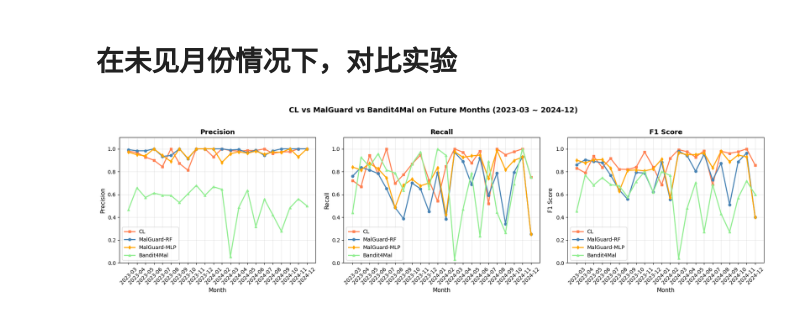
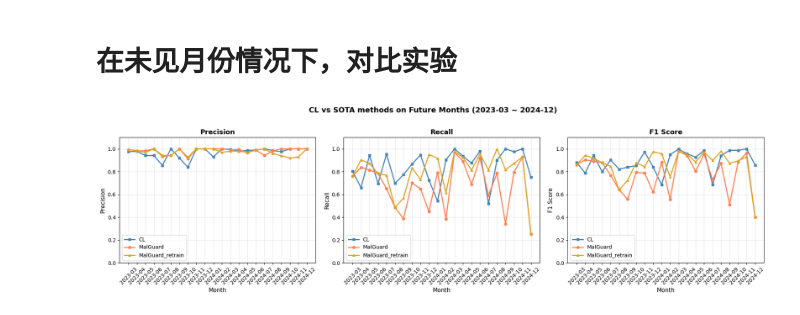
Before and after one commit to Kirin2003/GMLLM, a Jupyter notebook: results/plot_results_baselines.ipynb, the cells around one changed output. Saved outputs shown, nothing was run; the diff lists cells and outputs as text; code cells hidden in the pictures.

```diff
--- a/results/plot_results_baselines.ipynb
+++ b/results/plot_results_baselines.ipynb
@@ -36,49 +48,55 @@ bandit_f1 = bandit_data['f1']
 fig, axes = plt.subplots(1, 3, figsize=(18, 5))
 
 # 子图1: Precision
-axes[0].plot(months, cl_precision, 's-', label='CL', color='coral', linewidth=2, markersize=5)
-axes[0].plot(months, malguard_precision, 'o-', label='MalGuard-RF', color='steelblue', linewidth=2, markersize=5)
-axes[0].plot(months, malguard_mlp_precision, 'd-', label='MalGuard-MLP', color='orange', linewidth=2, markersize=5)
-axes[0].plot(months, bandit_precision, '^-', label='Bandit4Mal', color='lightgreen', linewidth=2, markersize=5)
+axes[0].plot(months, cl_precision, 's-', label='CL', color='steelblue', linewidth=2, markersize=5)
+axes[0].plot(months, malguard_precision, 'o-', label='MalGuard', color='coral', linewidth=2, markersize=5)
+axes[0].plot(months, malguard_RF_upper_precision, '^-', label='MalGuard_retrain', color='goldenrod', linewidth=2, markersize=5)
+# axes[0].plot(months, bandit_precision, '^-', label='Bandit4Mal', color='lightgreen', linewidth=2, markersize=5)
+# axes[0].plot(months, ossgadget_precision, 'x-', label='OSSGadget', color='purple', linewidth=2, markersize=5)
+# axes[0].plot(months, virustotal_precision, 'd-', label='VirusTotal', color='orange', linewidth=2, markersize=5)
 axes[0].set_xlabel('Month', fontsize=11)
 axes[0].set_ylabel('Precision', fontsize=11)
 axes[0].set_title('Precision', fontsize=13, fontweight='bold')
 axes[0].legend()
 axes[0].set_ylim(0, 1.1)
 axes[0].grid(alpha=0.3)
 axes[0].tick_params(axis='x', rotation=45)
 
 # 子图2: Recall
-axes[1].plot(months, cl_recall, 's-', label='CL', color='coral', linewidth=2, markersize=5)
-axes[1].plot(months, malguard_recall, 'o-', label='MalGuard-RF', color='steelblue', linewidth=2, markersize=5)
-axes[1].plot(months, malguard_mlp_recall, 'd-', label='MalGuard-MLP', color='orange', linewidth=2, markersize=5)
-axes[1].plot(months, bandit_recall, '^-', label='Bandit4Mal', color='lightgreen', linewidth=2, markersize=5)
+axes[1].plot(months, cl_recall, 's-', label='CL', color='steelblue', linewidth=2, markersize=5)
+axes[1].plot(months, malguard_recall, 'o-', label='MalGuard', color='coral', linewidth=2, markersize=5)
+axes[1].plot(months, malguard_RF_upper_recall, '^-', label='MalGuard_retrain', color='goldenrod', linewidth=2, markersize=5)
+# axes[1].plot(months, bandit_recall, '^-', label='Bandit4Mal', color='lightgreen', linewidth=2, markersize=5)
+# axes[1].plot(months, ossgadget_recall, 'x-', label='OSSGadget', color='purple', linewidth=2, markersize=5)
+# axes[1].plot(months, virustotal_recall, 'd-', label='VirusTotal', color='orange', linewidth=2, markersize=5)
 axes[1].set_xlabel('Month', fontsize=11)
 axes[1].set_ylabel('Recall', fontsize=11)
 axes[1].set_title('Recall', fontsize=13, fontweight='bold')
 axes[1].legend()
 axes[1].set_ylim(0, 1.1)
 axes[1].grid(alpha=0.3)
 axes[1].tick_params(axis='x', rotation=45)
 
 # 子图3: F1
-axes[2].plot(months, cl_f1, 's-', label='CL', color='coral', linewidth=2, markersize=5)
-axes[2].plot(months, malguard_f1, 'o-', label='MalGuard-RF', color='steelblue', linewidth=2, markersize=5)
-axes[2].plot(months, malguard_mlp_f1, 'd-', label='MalGuard-MLP', color='orange', linewidth=2, markersize=5)
-axes[2].plot(months, bandit_f1, '^-', label='Bandit4Mal', color='lightgreen', linewidth=2, markersize=5)
+axes[2].plot(months, cl_f1, 's-', label='CL', color='steelblue', linewidth=2, markersize=5)
+axes[2].plot(months, malguard_f1, 'o-', label='MalGuard', color='coral', linewidth=2, markersize=5)
+axes[2].plot(months, malguard_RF_upper_f1, '^-', label='MalGuard_retrain', color='goldenrod', linewidth=2, markersize=5)
+# axes[2].plot(months, bandit_f1, '^-', label='Bandit4Mal', color='lightgreen', linewidth=2, markersize=5)
+# axes[2].plot(months, ossgadget_f1, 'x-', label='OSSGadget', color='purple', linewidth=2, markersize=5)
+# axes[2].plot(months, virustotal_f1, 'd-', label='VirusTotal', color='orange', linewidth=2, markersize=5)
 axes[2].set_xlabel('Month', fontsize=11)
 axes[2].set_ylabel('F1 Score', fontsize=11)
 axes[2].set_title('F1 Score', fontsize=13, fontweight='bold')
 axes[2].legend()
 axes[2].set_ylim(0, 1.1)
 axes[2].grid(alpha=0.3)
 axes[2].tick_params(axis='x', rotation=45)
 
-plt.suptitle('CL vs MalGuard vs Bandit4Mal on Future Months (2023-03 ~ 2024-12)', fontsize=14, fontweight='bold', y=1.02)
+plt.suptitle('CL vs SOTA methods on Future Months (2023-03 ~ 2024-12)', fontsize=14, fontweight='bold', y=1.02)
 plt.tight_layout()
 plt.show()
 # %% [output]
-[figure, old version]
+[figure, new version]
 # %%
 # 统计对比: CL vs MalGuard
 cl_f1_arr = np.array(cl_f1)
```
Also changed, not shown: parts of 2 cells of this notebook, 11 other files.
